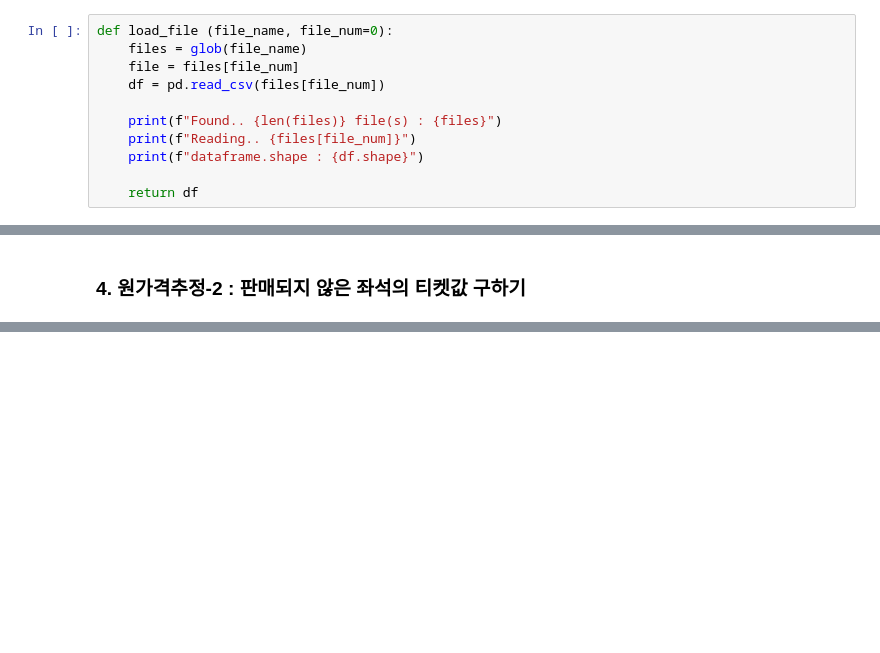
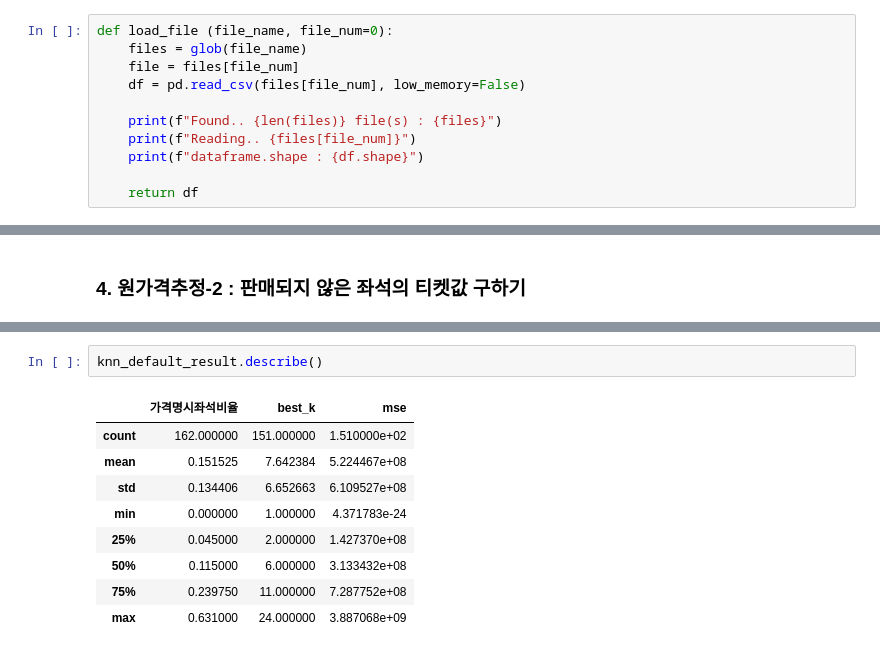
Before and after one commit to yonghyeun/BigContest-CocenrtHall, a Jupyter notebook: preprocessing/knn_getting_original_price.ipynb, the cells around one changed output, grey strips where cells are left out. Cells and saved outputs as stored; diff of their text form; blank space fills up the shorter version.

```diff
--- a/preprocessing/knn_getting_original_price.ipynb
+++ b/preprocessing/knn_getting_original_price.ipynb
@@ -27,7 +27,7 @@ pd.set_option('display.max_rows', 100)
 def load_file (file_name, file_num=0):
     files = glob(file_name)
     file = files[file_num]
-    df = pd.read_csv(files[file_num])
+    df = pd.read_csv(files[file_num], low_memory=False)
 
     print(f"Found.. {len(files)} file(s) : {files}")
     print(f"Reading.. {files[file_num]}")
@@ -208,0 +334,12 @@ best_n_neighbors : 2, best_mse : 151086188
+# %%
+knn_default_result.describe()
+# %% [output]
+|  | 가격명시좌석비율 | best_k | mse |
+| count | 162.000000 | 151.000000 | 1.510000e+02 |
+| mean | 0.151525 | 7.642384 | 5.224467e+08 |
+| std | 0.134406 | 6.652663 | 6.109527e+08 |
+| min | 0.000000 | 1.000000 | 4.371783e-24 |
+| 25% | 0.045000 | 2.000000 | 1.427370e+08 |
+| 50% | 0.115000 | 6.000000 | 3.133432e+08 |
+| 75% | 0.239750 | 11.000000 | 7.287752e+08 |
+| max | 0.631000 | 24.000000 | 3.887068e+09 |
```
Also changed, not shown: parts of 17 cells of this notebook.
